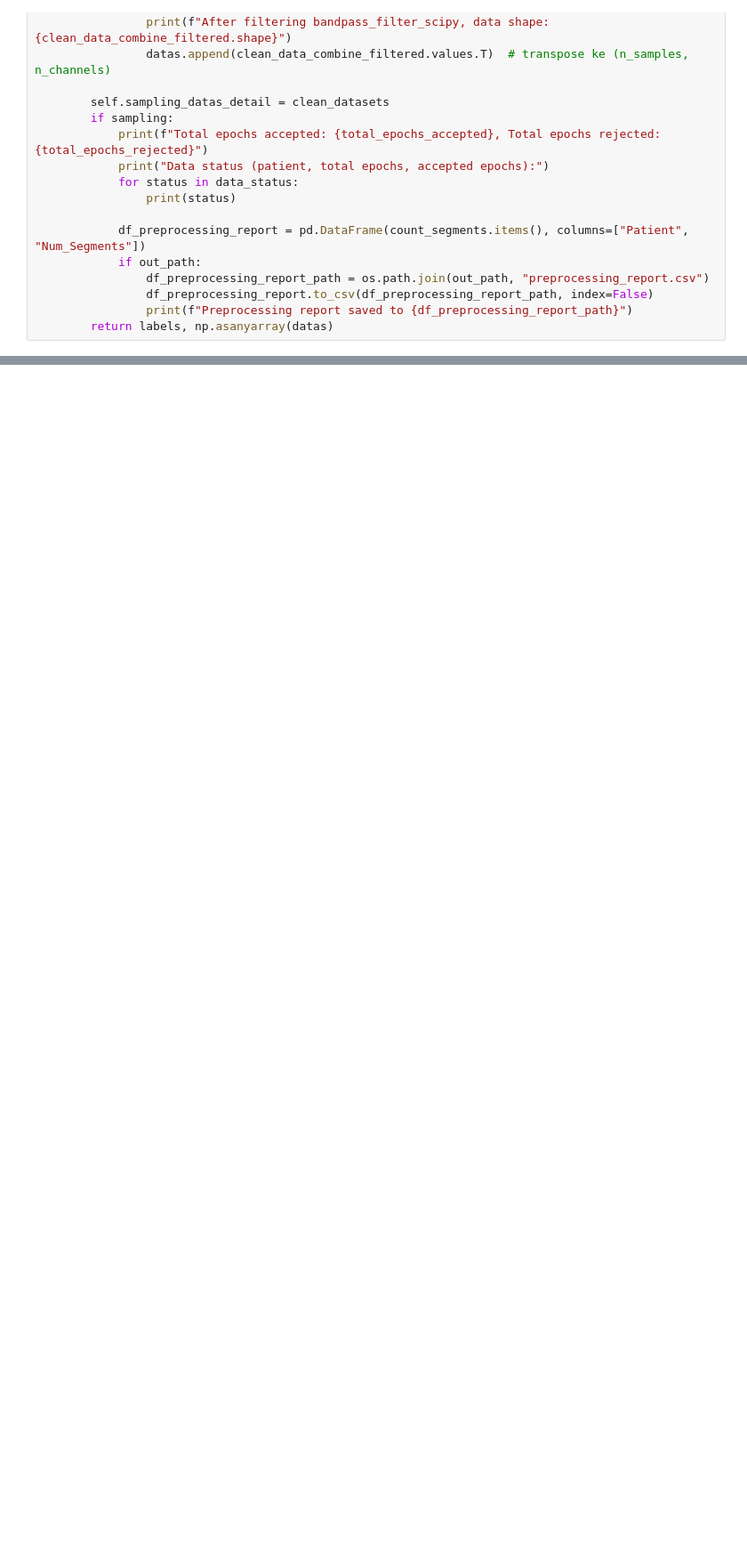
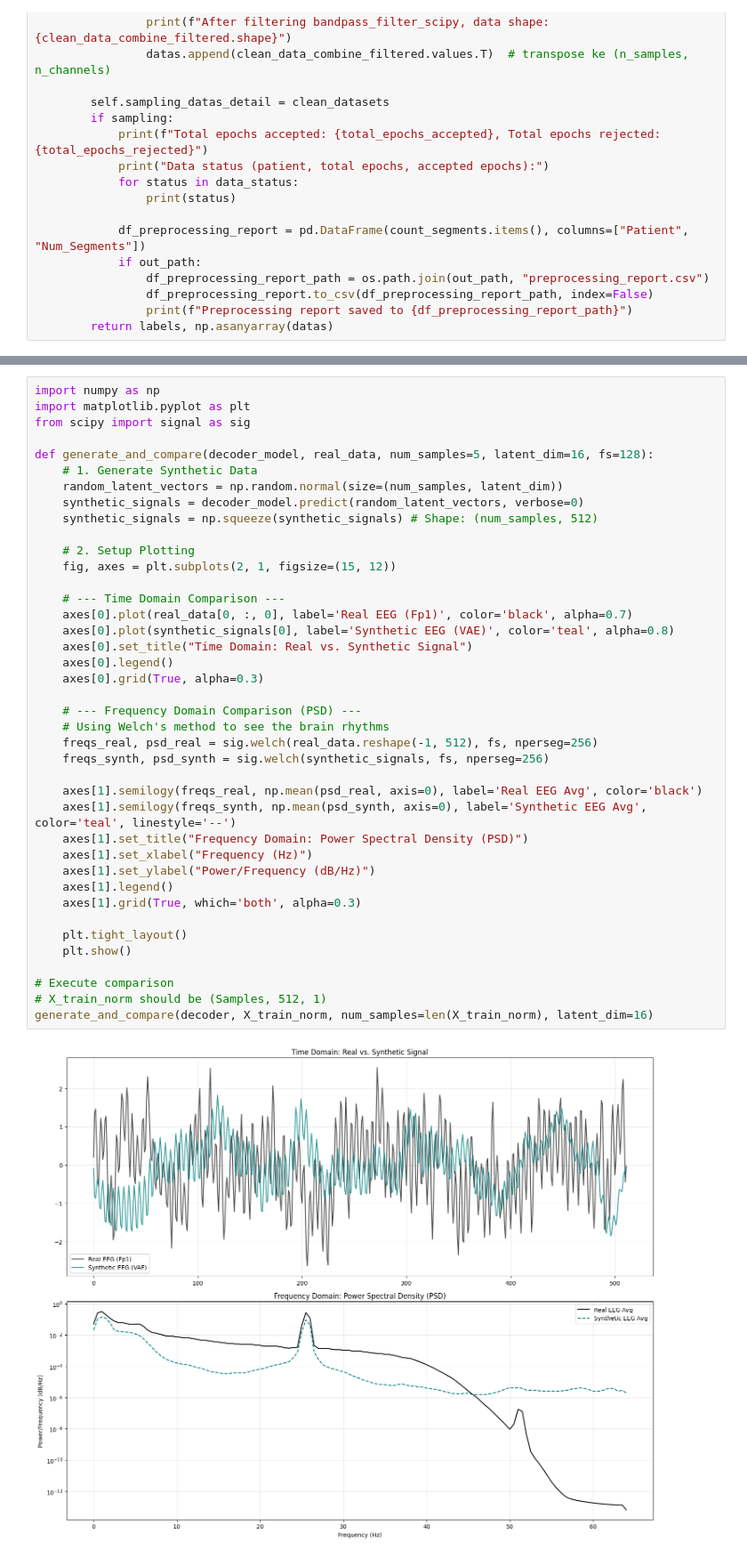
Before and after one commit to lebit-L1X/SkripsiCode, a Jupyter notebook: VAE_USK.ipynb, the cells around one changed output, grey strips where cells are left out. Shown at 89% size. Cells and saved outputs as stored; diff of their text form; blank space fills up the shorter version.

```diff
--- a/VAE_USK.ipynb
+++ b/VAE_USK.ipynb
@@ -279,0 +809,42 @@ class PreprocessingEEG:
+# %%
+import numpy as np
+import matplotlib.pyplot as plt
+from scipy import signal as sig
+
+def generate_and_compare(decoder_model, real_data, num_samples=5, latent_dim=16, fs=128):
+    # 1. Generate Synthetic Data
+    random_latent_vectors = np.random.normal(size=(num_samples, latent_dim))
+    synthetic_signals = decoder_model.predict(random_latent_vectors, verbose=0)
+    synthetic_signals = np.squeeze(synthetic_signals) # Shape: (num_samples, 512)
+
+    # 2. Setup Plotting
+    fig, axes = plt.subplots(2, 1, figsize=(15, 12))
+
+    # --- Time Domain Comparison ---
+    axes[0].plot(real_data[0, :, 0], label='Real EEG (Fp1)', color='black', alpha=0.7)
+    axes[0].plot(synthetic_signals[0], label='Synthetic EEG (VAE)', color='teal', alpha=0.8)
+    axes[0].set_title("Time Domain: Real vs. Synthetic Signal")
+    axes[0].legend()
+    axes[0].grid(True, alpha=0.3)
+
+    # --- Frequency Domain Comparison (PSD) ---
+    # Using Welch's method to see the brain rhythms
+    freqs_real, psd_real = sig.welch(real_data.reshape(-1, 512), fs, nperseg=256)
+    freqs_synth, psd_synth = sig.welch(synthetic_signals, fs, nperseg=256)
+
+    axes[1].semilogy(freqs_real, np.mean(psd_real, axis=0), label='Real EEG Avg', color='black')
+    axes[1].semilogy(freqs_synth, np.mean(psd_synth, axis=0), label='Synthetic EEG Avg', color='teal', linestyle='--')
+    axes[1].set_title("Frequency Domain: Power Spectral Density (PSD)")
+    axes[1].set_xlabel("Frequency (Hz)")
+    axes[1].set_ylabel("Power/Frequency (dB/Hz)")
+    axes[1].legend()
+    axes[1].grid(True, which='both', alpha=0.3)
+
+    plt.tight_layout()
+    plt.show()
+
+# Execute comparison
+# X_train_norm should be (Samples, 512, 1)
+generate_and_compare(decoder, X_train_norm, num_samples=len(X_train_norm), latent_dim=16)
+# %% [output]
+[figure, added]
```
Also changed, not shown: parts of 11 cells of this notebook, 1 other file.
